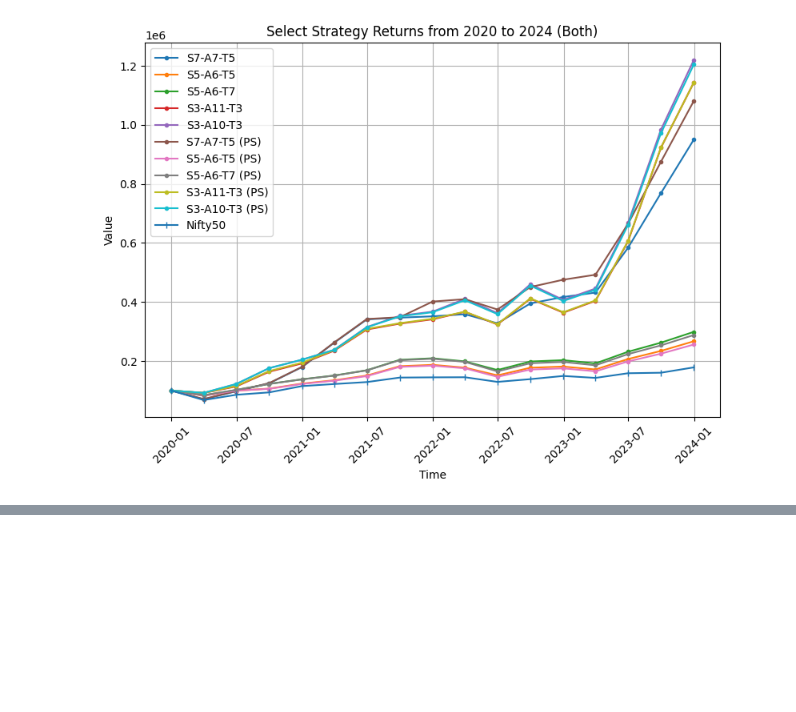
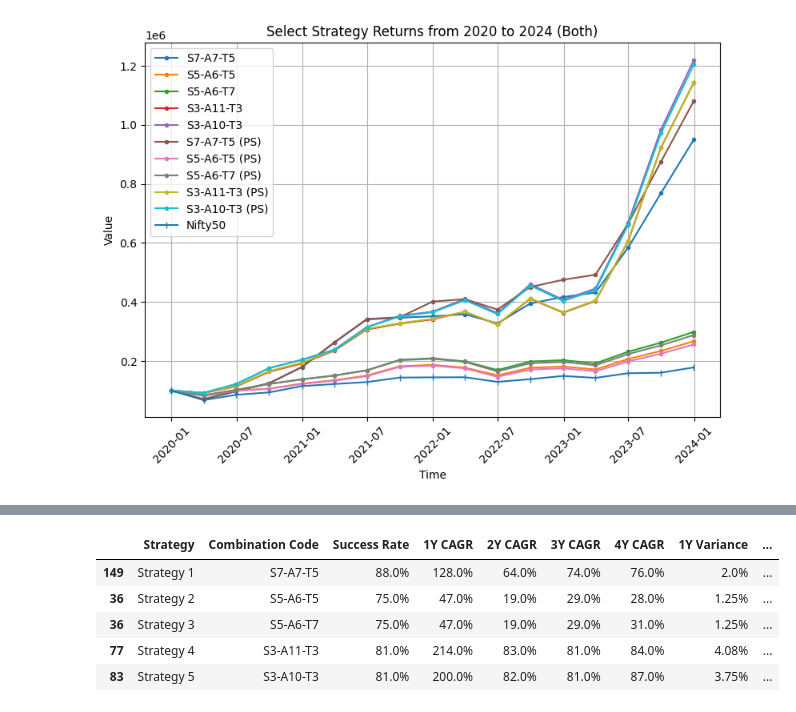
Before and after one commit to oomrawat/Portfolio-Project-FSP, a Jupyter notebook: notebooks/backtesting_results_visualisation_2.ipynb, the cells around one changed output, grey strips where cells are left out. Saved outputs shown, nothing was run; the diff lists cells and outputs as text; code cells hidden in the pictures; blank space fills up the shorter version.

```diff
--- a/notebooks/backtesting_results_visualisation_2.ipynb
+++ b/notebooks/backtesting_results_visualisation_2.ipynb
@@ -1169,0 +1234,41 @@ df_backup[df_backup['Strategy_Combination'].isin(abcd)].sort_values(by='Strategy
+# %%
+abcd = ['7_7_5','5_6_5','5_6_7','3_11_3','3_10_3']
+
+df_selected = df_backup[df_backup['Strategy_Combination'].isin(abcd)].sort_values(by='Strategy_Combination')[['Strategy_Combination','CAGR_4Y','CAGR_3Y','CAGR_2Y','CAGR_1Y','Variance_4Y','Variance_3Y','Variance_2Y','Variance_1Y','Success_Rate','Rebalance']]
+
+df_selected['Strategy_Combination'] = pd.Categorical(df_selected['Strategy_Combination'], categories=abcd, ordered=True)
+
+df_selected_sorted = df_selected.sort_values('Strategy_Combination')
+
+df_selected_sorted['Strategy_Combination'] = ['Strategy 1','Strategy 2','Strategy 3','Strategy 4','Strategy 5']
+
+df_selected_sorted['CAGR_4Y'] = ((df_selected_sorted['CAGR_4Y'] * 100).round(2)).astype(str) + '%'
+df_selected_sorted['CAGR_3Y'] = ((df_selected_sorted['CAGR_3Y'] * 100).round(2)).astype(str) + '%'
+df_selected_sorted['CAGR_2Y'] = ((df_selected_sorted['CAGR_2Y'] * 100).round(2)).astype(str) + '%'
+df_selected_sorted['CAGR_1Y'] = ((df_selected_sorted['CAGR_1Y'] * 100).round(2)).astype(str) + '%'
+df_selected_sorted['Variance_4Y'] = ((df_selected_sorted['Variance_4Y'] * 100).round(2)).astype(str) + '%'
+df_selected_sorted['Variance_3Y'] = ((df_selected_sorted['Variance_3Y'] * 100).round(2)).astype(str) + '%'
+df_selected_sorted['Variance_2Y'] = ((df_selected_sorted['Variance_2Y'] * 100).round(2)).astype(str) + '%'
+df_selected_sorted['Variance_1Y'] = ((df_selected_sorted['Variance_1Y'] * 100).round(2)).astype(str) + '%'
+df_selected_sorted['Success_Rate'] = ((df_selected_sorted['Success_Rate'] * 100).round(2)).astype(str) + '%'
+
+columns = ['Strategy','4Y CAGR', '3Y CAGR', '2Y CAGR', '1Y CAGR', '4Y Variance', '3Y Variance', '2Y Variance', '1Y Variance', 'Success Rate', 'Rebalancing Period']
+
+df_selected_sorted.columns = columns
+
+df_selected_sorted['Combination Code'] = ['S7-A7-T5', 'S5-A6-T5', 'S5-A6-T7', 'S3-A11-T3', 'S3-A10-T3']
+
+new_order = ['Strategy', 'Combination Code', 'Success Rate', '1Y CAGR', '2Y CAGR', '3Y CAGR', '4Y CAGR', '1Y Variance', '2Y Variance', '3Y Variance', '4Y Variance', 'Rebalancing Period']
+
+df_selected_sorted = df_selected_sorted[new_order]
+
+df_selected_sorted.to_csv('../data/backtesting_stats.csv', index=False)
+
+df_selected_sorted
+# %% [output]
+|  | Strategy | Combination Code | Success Rate | 1Y CAGR | 2Y CAGR | 3Y CAGR | 4Y CAGR | 1Y Variance | ... |
+| 149 | Strategy 1 | S7-A7-T5 | 88.0% | 128.0% | 64.0% | 74.0% | 76.0% | 2.0% | ... |
+| 36 | Strategy 2 | S5-A6-T5 | 75.0% | 47.0% | 19.0% | 29.0% | 28.0% | 1.25% | ... |
+| 36 | Strategy 3 | S5-A6-T7 | 75.0% | 47.0% | 19.0% | 29.0% | 31.0% | 1.25% | ... |
+| 77 | Strategy 4 | S3-A11-T3 | 81.0% | 214.0% | 83.0% | 81.0% | 84.0% | 4.08% | ... |
+| 83 | Strategy 5 | S3-A10-T3 | 81.0% | 200.0% | 82.0% | 81.0% | 87.0% | 3.75% | ... |
```
Also changed, not shown: parts of 14 cells of this notebook, 8 other files.
